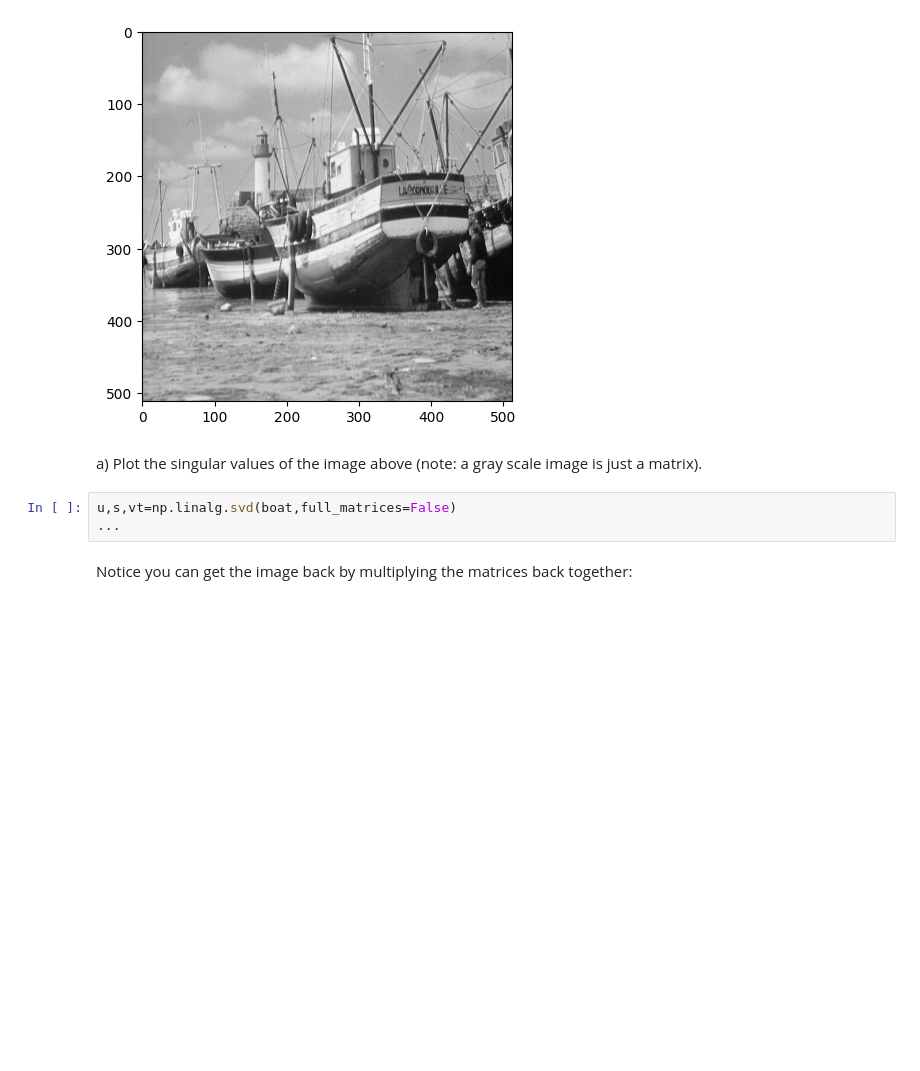
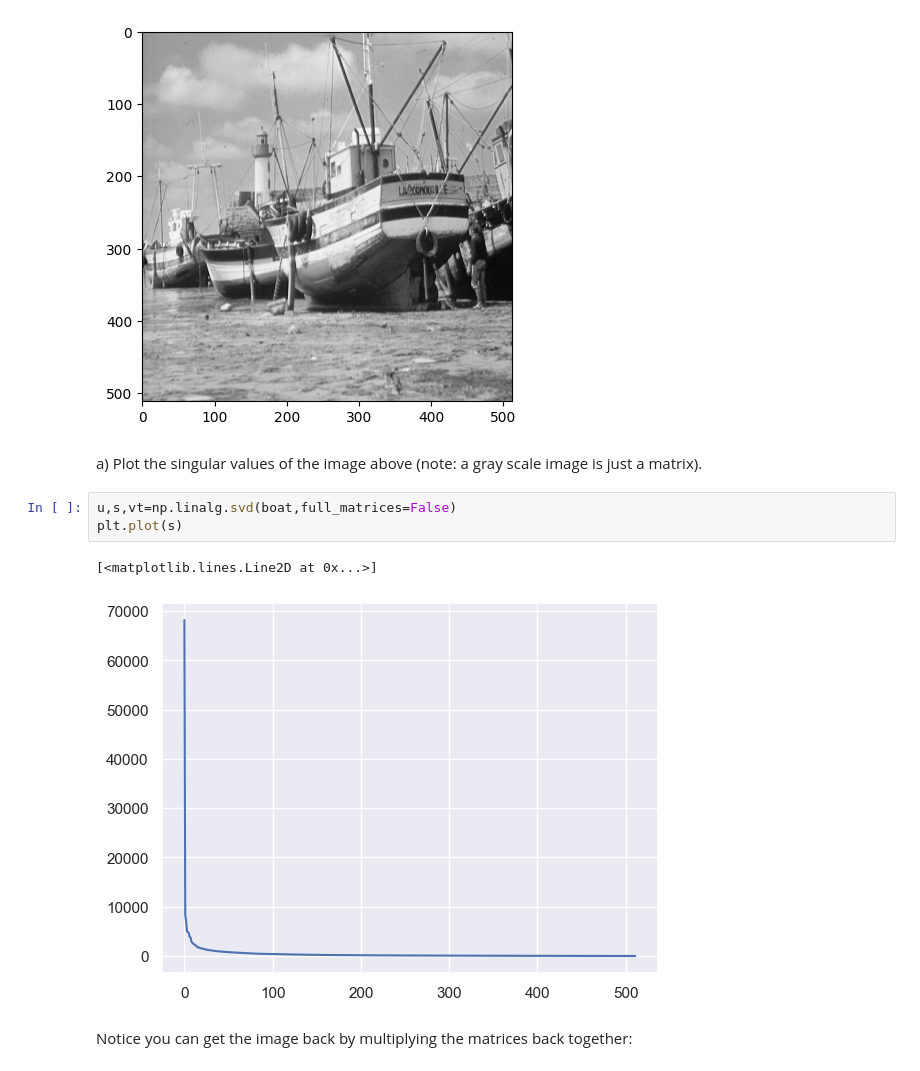
Before and after one commit to gallettilance/CS506-Fall2024, a Jupyter notebook: lecture_07/worksheet_07.ipynb, the cells around one changed output. Drawn from its saved outputs; the diff is of its cells as text; blank space fills up the shorter version.

```diff
--- a/lecture_07/worksheet_07.ipynb
+++ b/lecture_07/worksheet_07.ipynb
@@ -81,7 +81,10 @@ plt.imshow(boat, cmap = cm.Greys_r)
 a) Plot the singular values of the image above (note: a gray scale image is just a matrix).
 # %%
 u,s,vt=np.linalg.svd(boat,full_matrices=False)
-...
+plt.plot(s)
+# %% [output]
+[<matplotlib.lines.Line2D at 0x...>]
+[figure, added]
 # %% [markdown]
 Notice you can get the image back by multiplying the matrices back together:
 # %%
```
